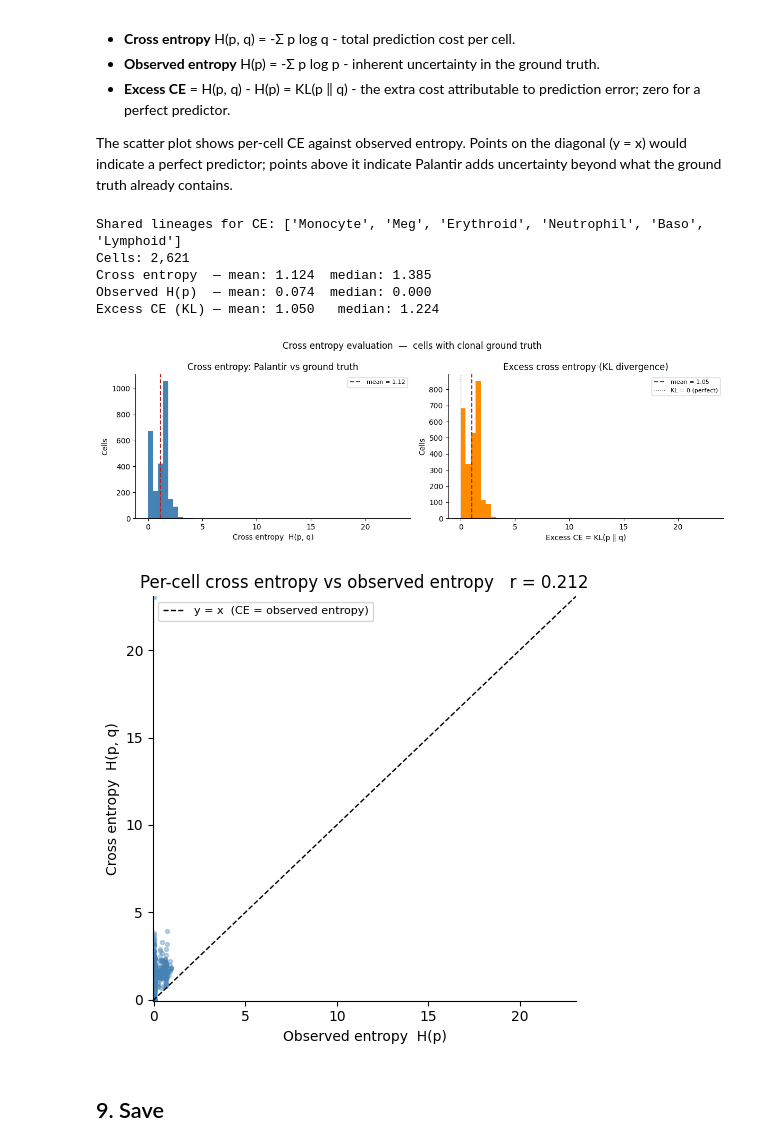
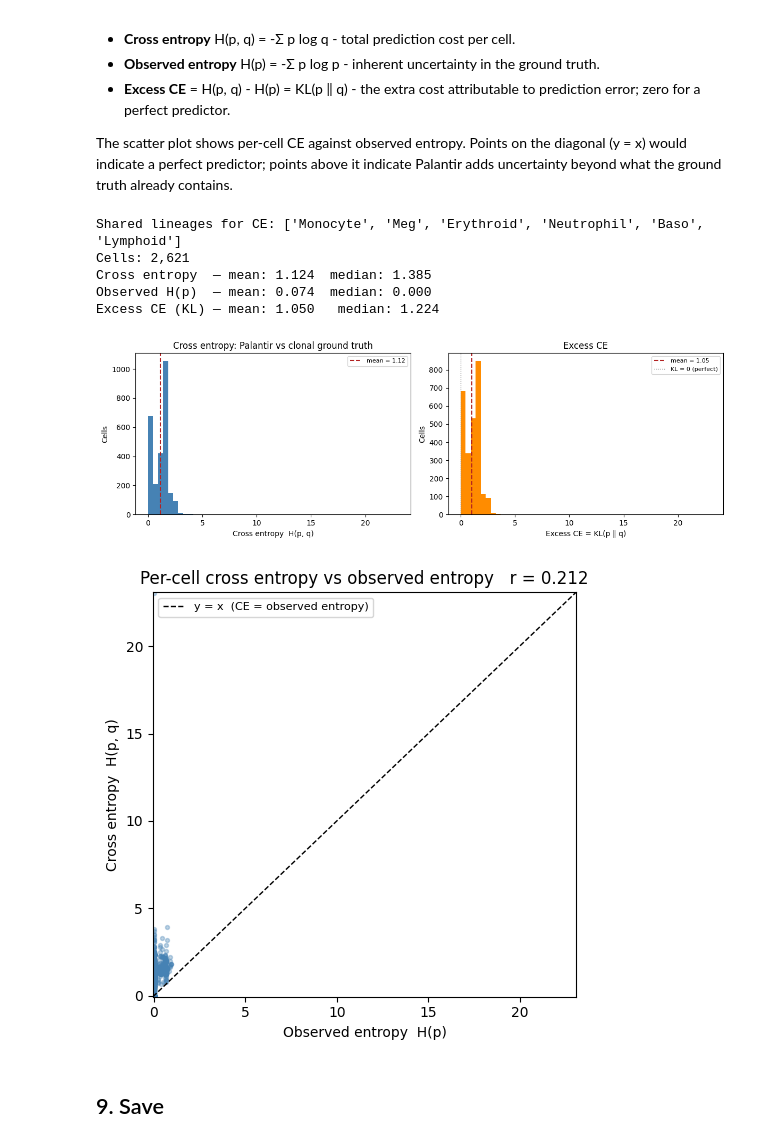
Before and after one commit to TobiasKofman/markov-chains-scrnaseq-larry, a Jupyter notebook: 02_palantir.ipynb, the cells around one changed output. Saved outputs shown, nothing was run; the diff lists cells and outputs as text; code cells hidden in the pictures.

Commit message:
CE graphs for PAGA

```diff
--- a/02_palantir.ipynb
+++ b/02_palantir.ipynb
@@ -590,6 +590,8 @@ pDC                 -0.012 -0.009     -0.009      -0.030 -0.017     0.054
 # Both column names use underscores from the fate_frac_* convention
 NEU_KEYS = ["Neutrophil", "Neu"]
 MONO_KEYS = ["Monocyte",   "Mono"]
+
+plt.rcParams.update(plt.rcParamsDefault)
 
 if fate_df_norm is not None and corr_df is not None:
     neu_col = next((c for c in fate_df_norm.columns if c in NEU_KEYS),  None)
@@ -906,7 +908,7 @@ if fate_df_norm is not None and fate_prob_key in adata_d2.obsm:
     axes[0].axvline(_ce.mean(), color="firebrick", linewidth=1.5, linestyle="--",
                     label=f"mean = {_ce.mean():.2f}")
     axes[0].set(xlabel="Cross entropy  H(p, q)", ylabel="Cells",
-                title="Cross entropy: Palantir vs ground truth")
+                title="Cross entropy: Palantir vs clonal ground truth")
     axes[0].legend(fontsize=8)
 
     axes[1].hist(_kl, bins=50, color="darkorange", edgecolor="none")
@@ -914,38 +916,37 @@ if fate_df_norm is not None and fate_prob_key in adata_d2.obsm:
                     label=f"mean = {_kl.mean():.2f}")
     axes[1].axvline(0, color="gray", linewidth=1, linestyle=":", label="KL = 0 (perfect)")
     axes[1].set(xlabel="Excess CE = KL(p ‖ q)", ylabel="Cells",
-                title="Excess cross entropy (KL divergence)")
+                title="Excess CE")
     axes[1].legend(fontsize=8)
 
-    plt.suptitle("Cross entropy evaluation  —  cells with clonal ground truth", fontsize=12)
     plt.tight_layout()
     plt.show()
 
     # Plot 4: per-cell CE vs observed entropy scatter
     fig, ax = plt.subplots(figsize=(5, 5))
     ax.scatter(_h_obs, _ce, s=8, alpha=0.35, color="steelblue", rasterized=True)
     _lo = min(_h_obs.min(), _ce.min()) - 0.05
     _hi = max(_h_obs.max(), _ce.max()) + 0.05
     ax.plot([_lo, _hi], [_lo, _hi], "k--", linewidth=1,
             label="y = x  (CE = observed entropy)")
     _r_ce, _ = stats.pearsonr(_h_obs, _ce)
     ax.set(xlabel="Observed entropy  H(p)",
            ylabel="Cross entropy  H(p, q)",
            title=f"Per-cell cross entropy vs observed entropy   r = {_r_ce:.3f}",
            xlim=(_lo, _hi), ylim=(_lo, _hi))
     ax.legend(fontsize=8)
     plt.tight_layout()
     plt.show()
 else:
     print("Skipping cross entropy: fate_df_norm or fate probabilities not available.")
 # %% [output]
 Shared lineages for CE: ['Monocyte', 'Meg', 'Erythroid', 'Neutrophil', 'Baso', 'Lymphoid']
 Cells: 2,621
 Cross entropy  — mean: 1.124  median: 1.385
 Observed H(p)  — mean: 0.074  median: 0.000
 Excess CE (KL) — mean: 1.050   median: 1.224
-[figure, old version]
+[figure, new version]
-[figure, old version]
+[figure, new version]
 # %% [markdown]
 ## 9. Save
 # %%
```
Also changed, not shown: parts of 1 cell of this notebook, 1 other file.
